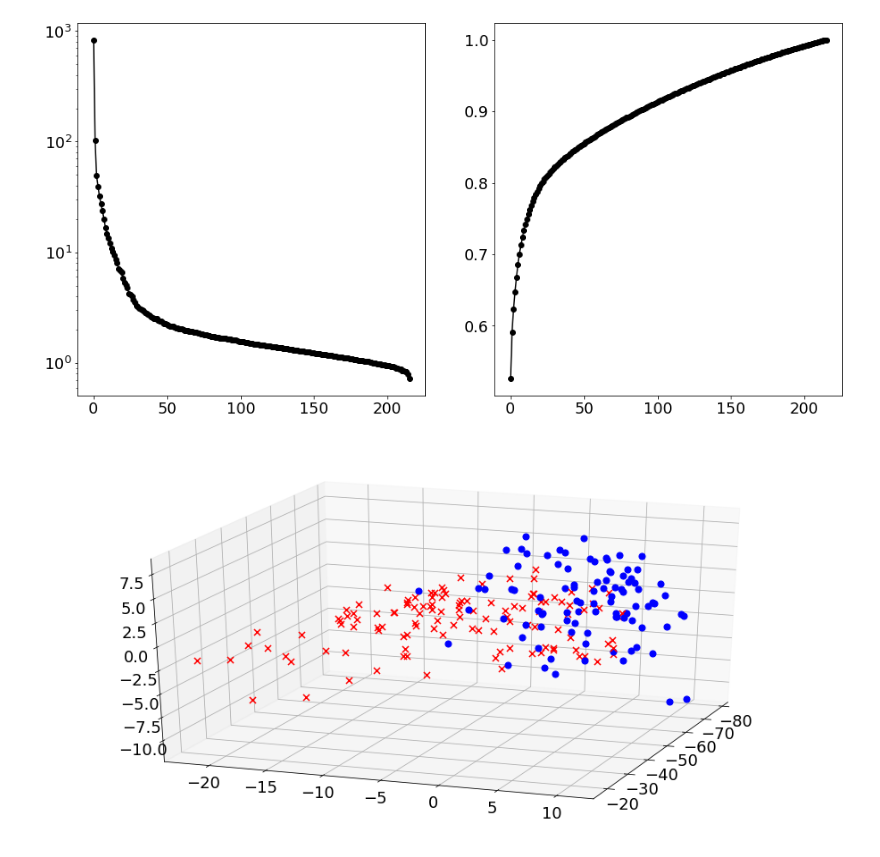
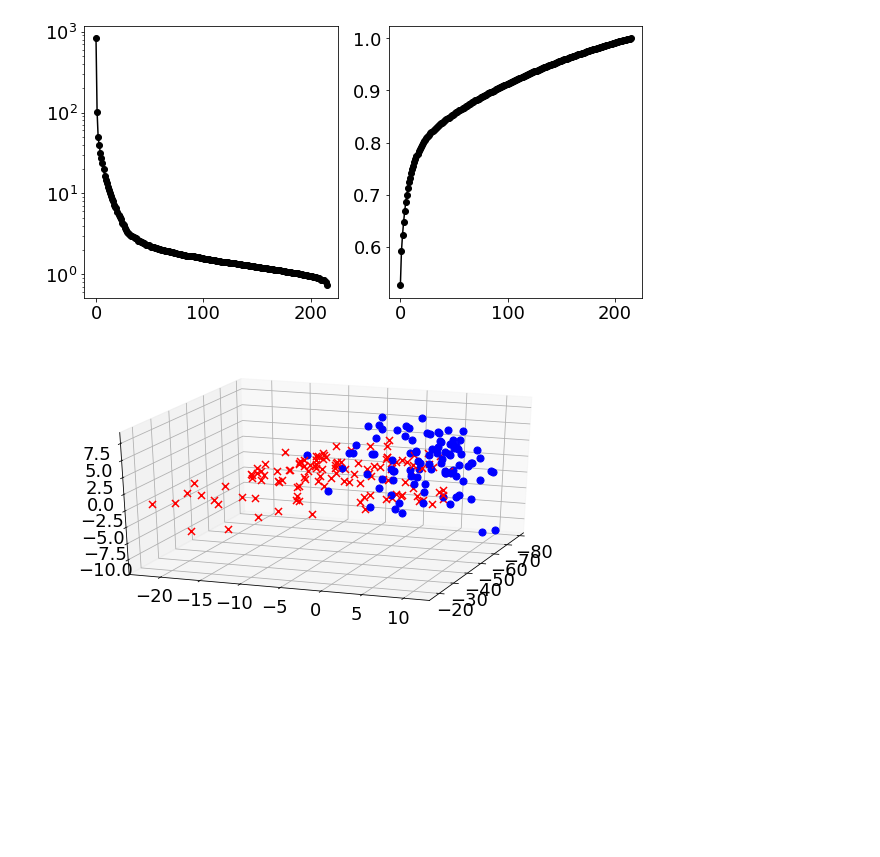
Before and after one commit to afrojaakter/Pattern-Recognition, a Jupyter notebook: PCAandSVD_OvarianCancerData.ipynb, the cells around one changed output. Saved outputs shown, nothing was run; the diff lists cells and outputs as text; code cells hidden in the pictures; blank space fills up the shorter version.

```diff
--- a/PCAandSVD_OvarianCancerData.ipynb
+++ b/PCAandSVD_OvarianCancerData.ipynb
@@ -3,26 +3,26 @@
 # %%
 import numpy as np
 import os
 import matplotlib.pyplot as plt
 from mpl_toolkits.mplot3d import Axes3D
-plt.rcParams['figure.figsize'] = [16, 8]
+plt.rcParams['figure.figsize'] = [10, 5]
 plt.rcParams.update({'font.size': 18})
 
 obs = np.loadtxt(os.path.join('/content/drive/MyDrive/Data/databook_python/DATA/ovariancancer_obs.csv'),delimiter=',')
 
 f = open(os.path.join('/content/drive/MyDrive/Data/databook_python/DATA/ovariancancer_obs.csv'), "r")
 grp = f.read().split("\n")
 # SVD
 U, S, VT = np.linalg.svd(obs,full_matrices=0)
 
 fig1 = plt.figure()
 ax1 = fig1.add_subplot(121)
 ax1.semilogy(S,'-o',color='k')
 ax2 = fig1.add_subplot(122)
 ax2.plot(np.cumsum(S)/np.sum(S),'-o',color='k')
 plt.show()
 # %% [output]
-[figure, old version]
+[figure, new version]
 # %%
 fig2 = plt.figure()
 ax = fig2.add_subplot(111, projection='3d')
@@ -42,7 +42,7 @@ for j in range(l, obs.shape[0]):
 ax.view_init(25,20)
 plt.show()
 # %% [output]
-[figure, old version]
+[figure, new version]
 # %%
 #Using PCA
 P = obs - np.tile(np.mean(obs),(4000,1)).T
```
Also changed, not shown: parts of 1 cell of this notebook.
